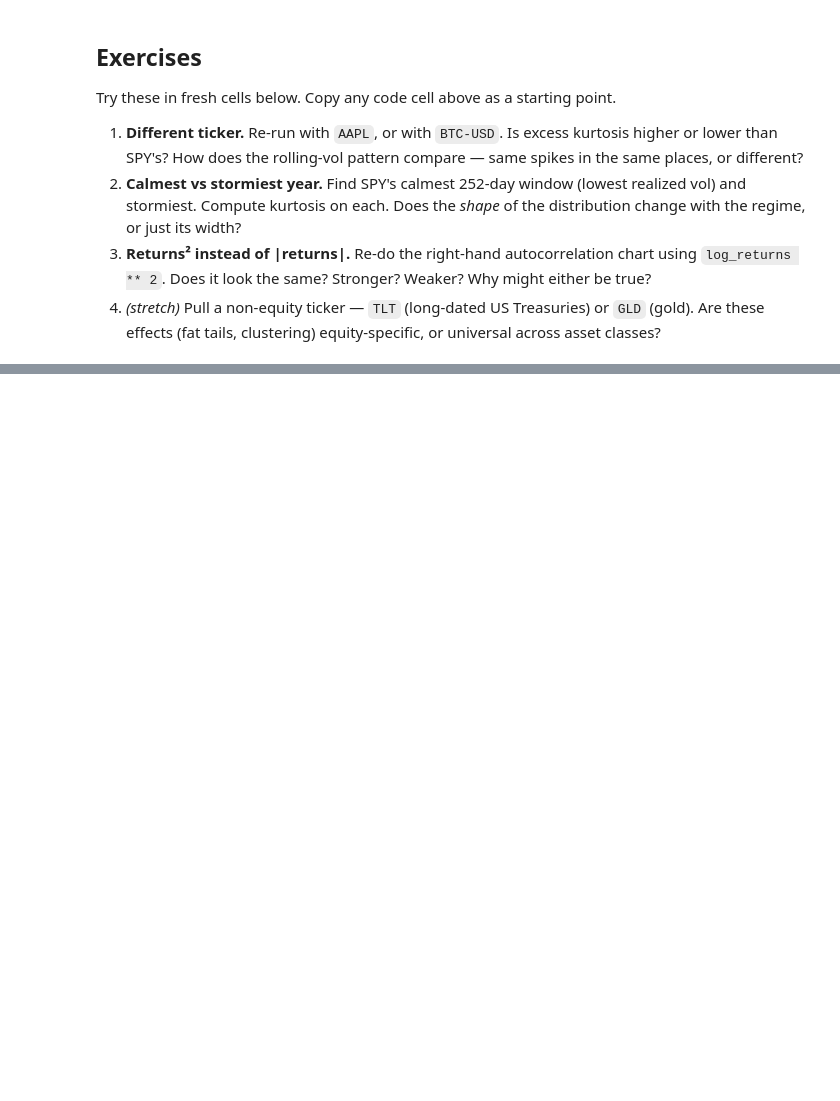
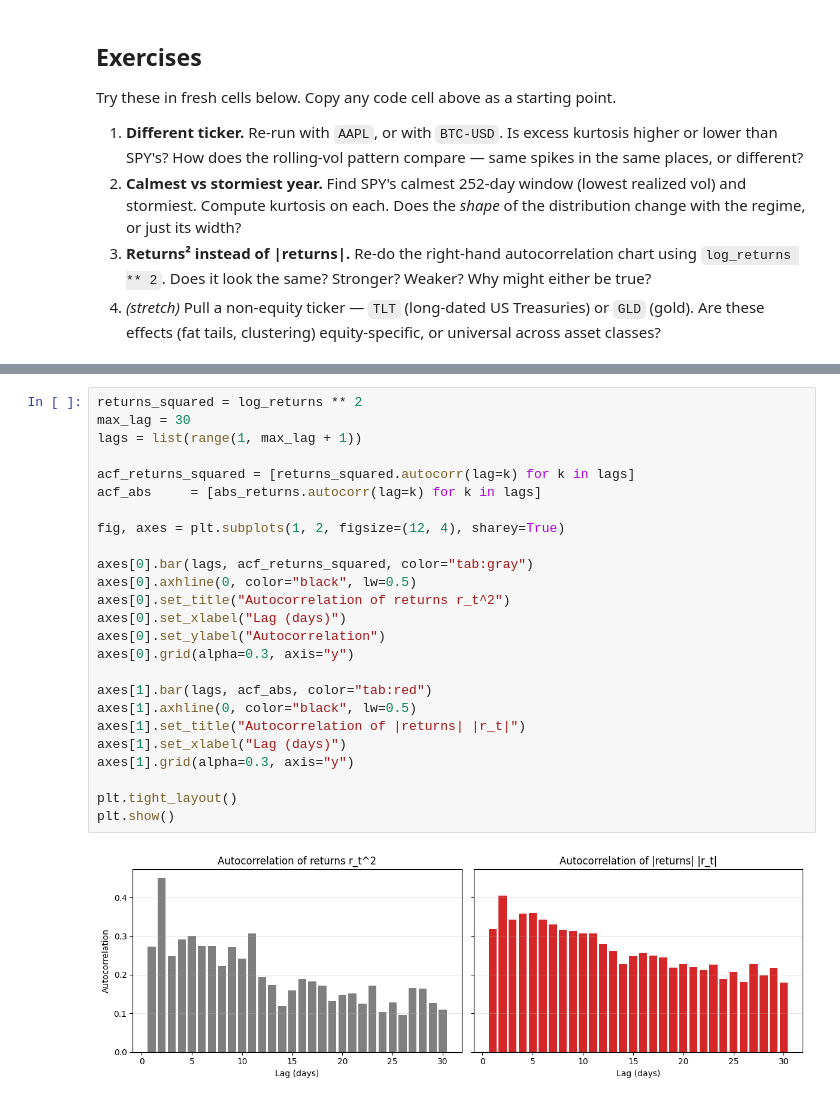
Before and after one commit to MichaelHelmers/quantitative-analysis, a Jupyter notebook: 02-risk/lesson.ipynb, the cells around one changed output, grey strips where cells are left out. Saved outputs shown, nothing was run; the diff lists cells and outputs as text; blank space fills up the shorter version.

```diff
--- a/02-risk/lesson.ipynb
+++ b/02-risk/lesson.ipynb
@@ -307,0 +385,27 @@ Try these in fresh cells below. Copy any code cell above as a starting point.
+# %%
+returns_squared = log_returns ** 2
+max_lag = 30
+lags = list(range(1, max_lag + 1))
+
+acf_returns_squared = [returns_squared.autocorr(lag=k) for k in lags]
+acf_abs     = [abs_returns.autocorr(lag=k) for k in lags]
+
+fig, axes = plt.subplots(1, 2, figsize=(12, 4), sharey=True)
+
+axes[0].bar(lags, acf_returns_squared, color="tab:gray")
+axes[0].axhline(0, color="black", lw=0.5)
+axes[0].set_title("Autocorrelation of returns r_t^2")
+axes[0].set_xlabel("Lag (days)")
+axes[0].set_ylabel("Autocorrelation")
+axes[0].grid(alpha=0.3, axis="y")
+
+axes[1].bar(lags, acf_abs, color="tab:red")
+axes[1].axhline(0, color="black", lw=0.5)
+axes[1].set_title("Autocorrelation of |returns| |r_t|")
+axes[1].set_xlabel("Lag (days)")
+axes[1].grid(alpha=0.3, axis="y")
+
+plt.tight_layout()
+plt.show()
+# %% [output]
+[figure, added]
```
Also changed, not shown: parts of 7 cells of this notebook.
